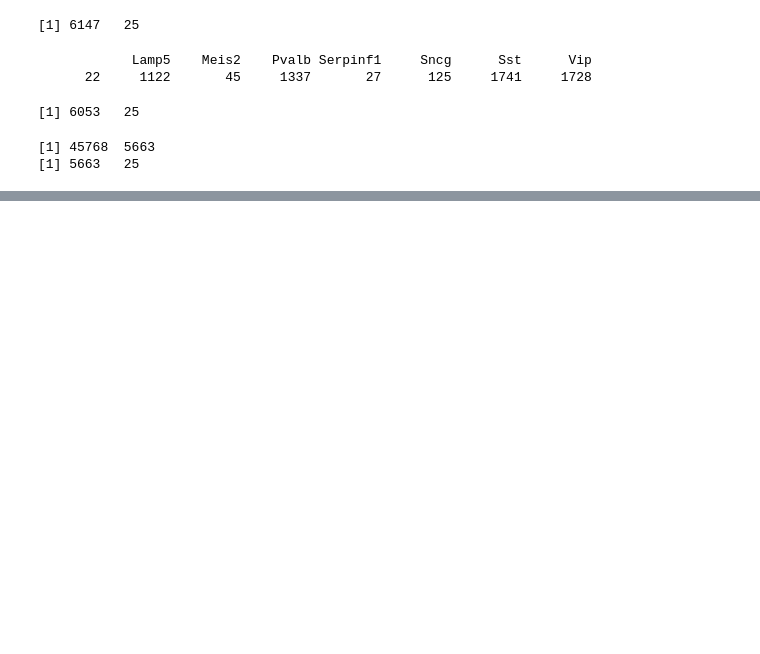
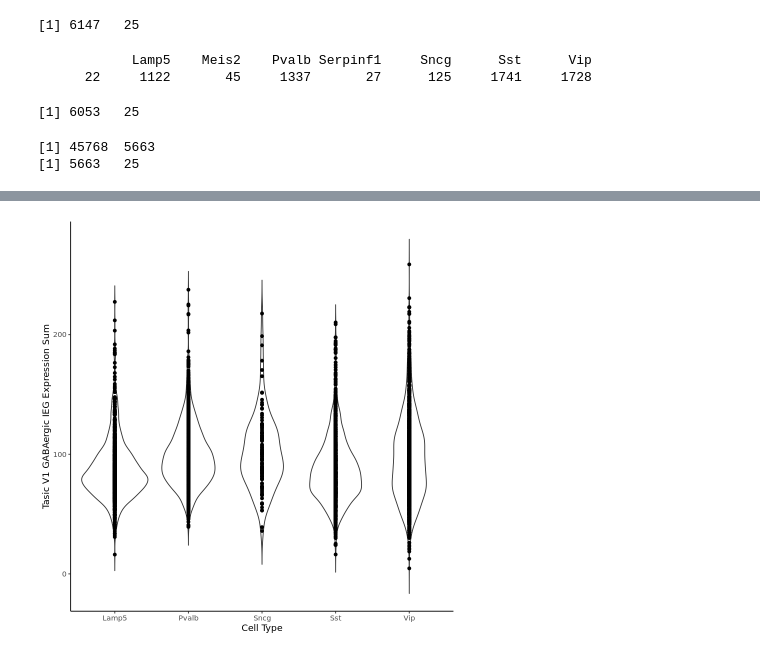
Before and after one commit to AngCamp/PavLabEngrams, a Jupyter notebook: IEG_gradients/HrvatinandTasicGradient.ipynb, the cells around one changed output, grey strips where cells are left out. Saved outputs shown, nothing was run; the diff lists cells and outputs as text; code cells hidden in the pictures; blank space fills up the shorter version.

```diff
--- a/IEG_gradients/HrvatinandTasicGradient.ipynb
+++ b/IEG_gradients/HrvatinandTasicGradient.ipynb
@@ -524,0 +907,10 @@ getwd()
+# %%
+p <- tasic2018v1_inhibitory.meta %>% ggplot(aes(x=cell_subclass, y=iegsum_activity)) +
+  geom_violin(trim=FALSE) +
+  geom_point()+
+  xlab('Cell Type')+
+  ylab('Tasic V1 GABAergic IEG Expression Sum')+
+  theme_classic()
+p
+# %% [output]
+[figure, added]
```
Also changed, not shown: parts of 132 cells of this notebook, 5 other files.
